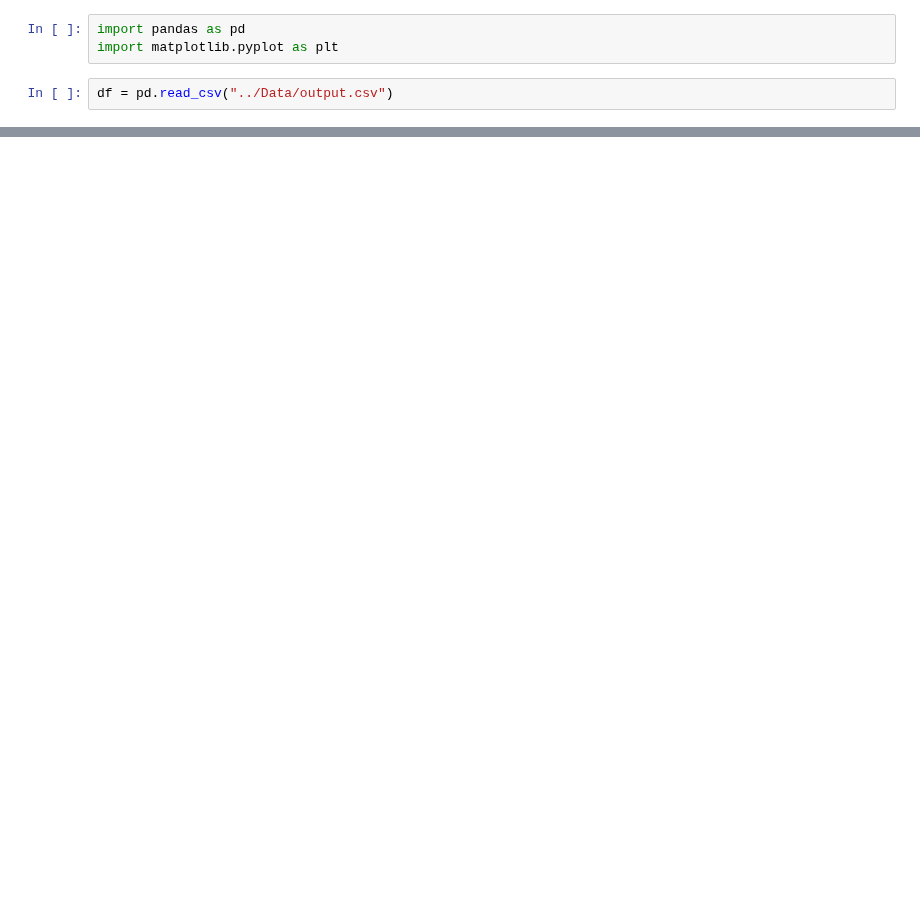
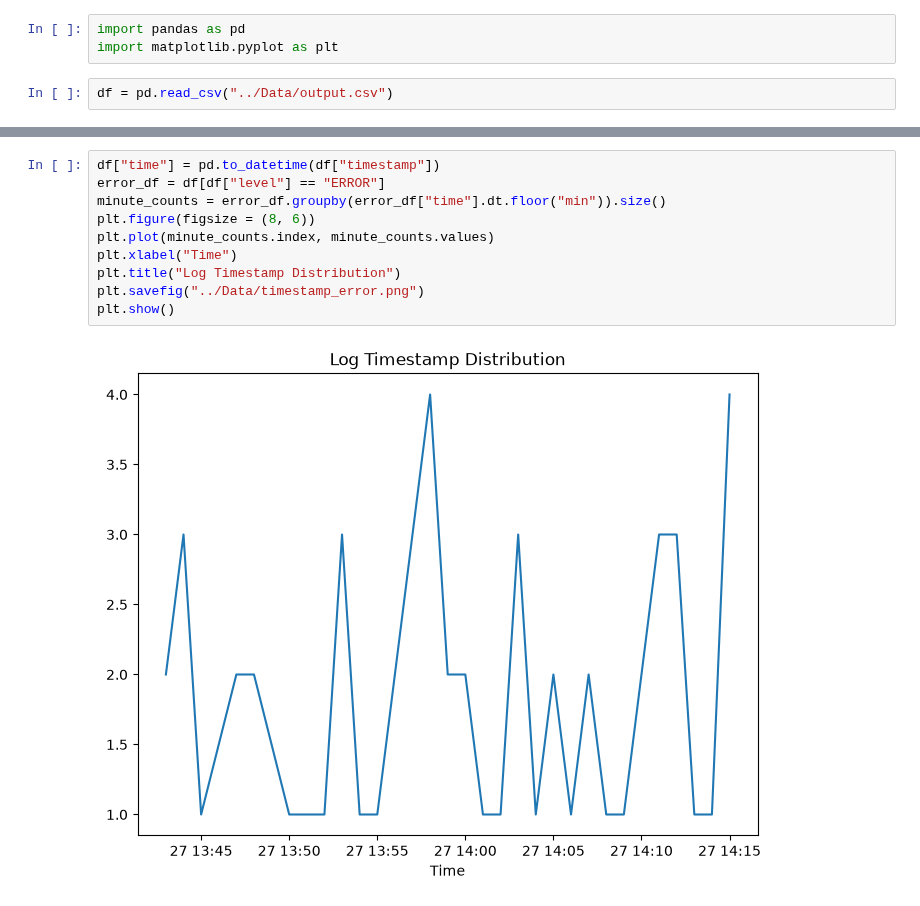
Before and after one commit to Tang7911/log_analyzer, a Jupyter notebook: Analysis/analyze.ipynb, the cells around one changed output, grey strips where cells are left out. Drawn from its saved outputs; the diff is of its cells as text; blank space fills up the shorter version.

```diff
--- a/Analysis/analyze.ipynb
+++ b/Analysis/analyze.ipynb
@@ -79,0 +101,12 @@ plt.show()
+# %%
+df["time"] = pd.to_datetime(df["timestamp"])
+error_df = df[df["level"] == "ERROR"]
+minute_counts = error_df.groupby(error_df["time"].dt.floor("min")).size()
+plt.figure(figsize = (8, 6))
+plt.plot(minute_counts.index, minute_counts.values)
+plt.xlabel("Time")
+plt.title("Log Timestamp Distribution")
+plt.savefig("../Data/timestamp_error.png")
+plt.show()
+# %% [output]
+[figure, added]
```
Also changed, not shown: parts of 14 cells of this notebook, 6 other files.
